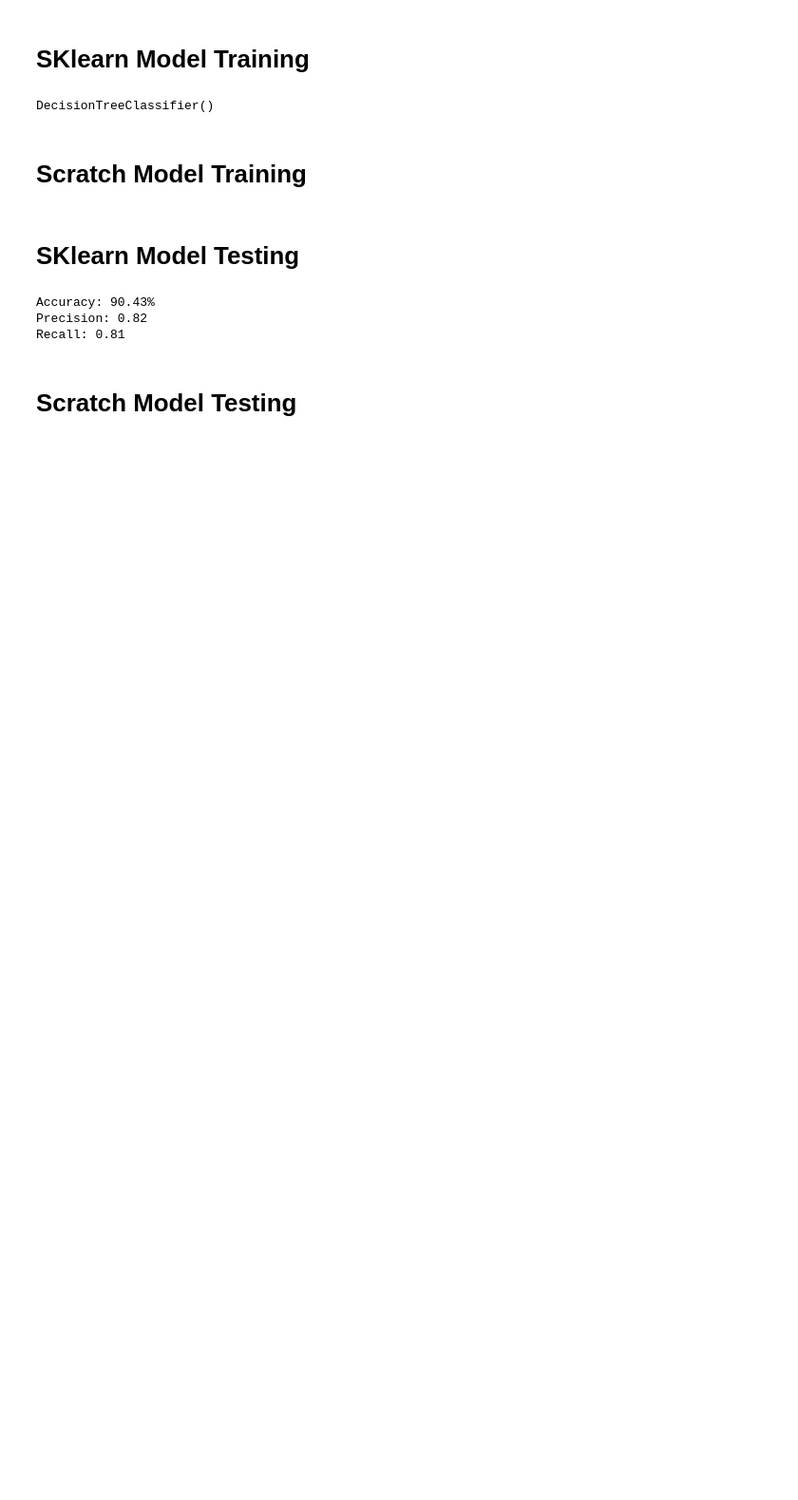
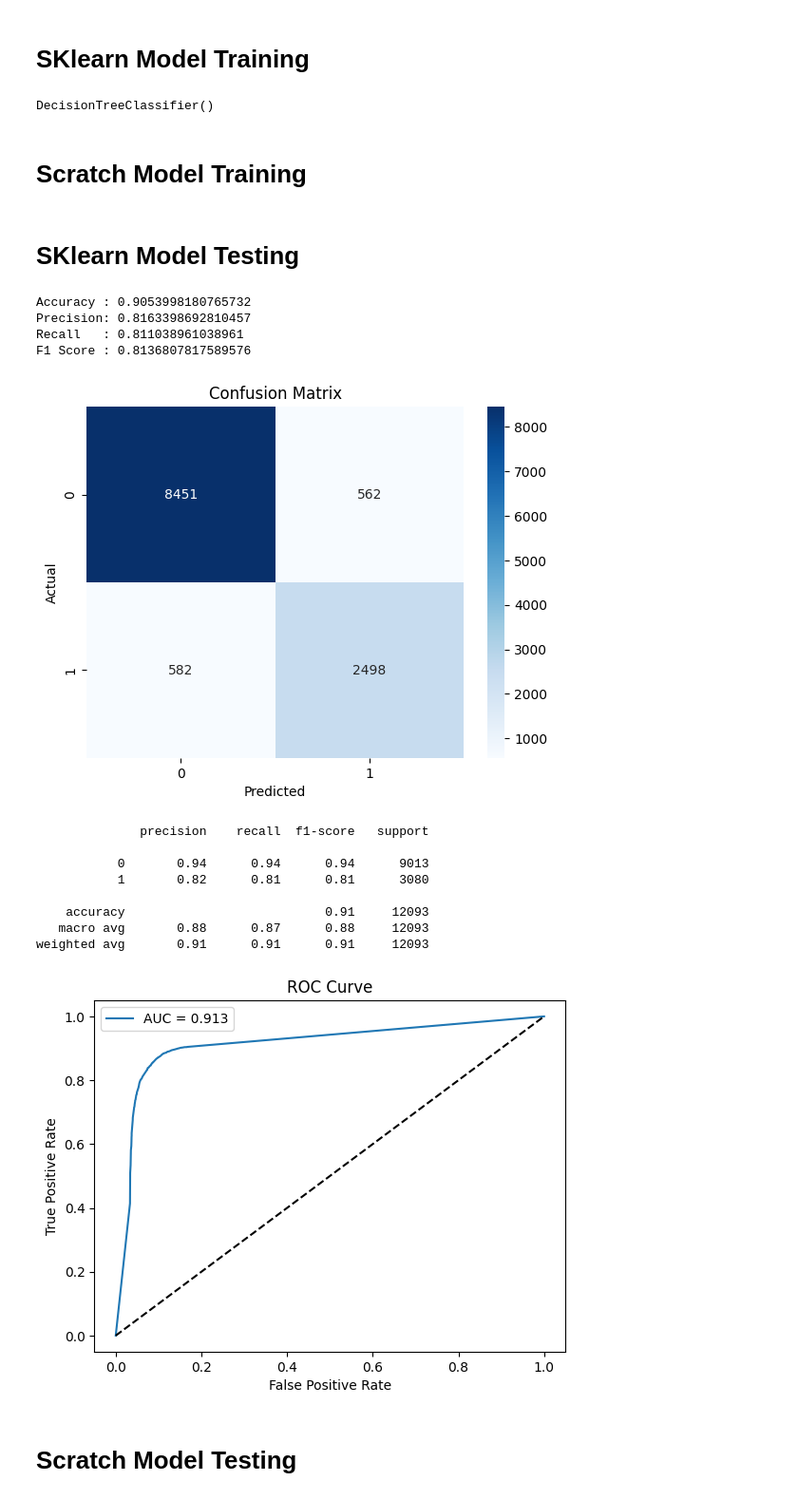
Before and after one commit to MohamedRamzi9/Data-Mining-Project, a Jupyter notebook: supervised_learning/decision_tree.ipynb, the cells around one changed output. Shown at 95% size. Cells and saved outputs as stored; diff of their text form; code cells hidden in the pictures; blank space fills up the shorter version.

```diff
--- a/supervised_learning/decision_tree.ipynb
+++ b/supervised_learning/decision_tree.ipynb
@@ -11,7 +12,7 @@ import pandas as pd
 # Load Dataset
 # %%
 dataset = pd.read_parquet(r'../local_dataset/dataset/merged_full.parquet')
-dataset.drop(columns=['lon', 'lat', 'log_precip_s1', 'log_precip_s2', 'log_precip_s3', 'log_precip_s4'], inplace=True, errors='ignore')
+dataset.drop(columns=['lon', 'lat'], inplace=True, errors='ignore')
 
 dataset_numeric_columns = dataset.select_dtypes(include=['number']).columns
 dataset_string_columns = dataset.select_dtypes(include=['object']).columns
@@ -23,7 +24,6 @@ print(dataset.isnull().sum())
 X = dataset.drop('fire', axis=1)
 X_string_columns = X.select_dtypes(include=['object']).columns
 X[X_string_columns] = OrdinalEncoder().fit_transform(X[X_string_columns])
-# X = pd.get_dummies(X, columns=X.select_dtypes(include=['object']).columns)
 
 Y = dataset['fire']
 
@@ -67,15 +67,49 @@ DecisionTreeClassifier()
 # %% [markdown]
 # SKlearn Model Testing
 # %%
-predictions = tree.predict(X_test)
-accuracy = (predictions == Y_test).mean()
-print(f'Accuracy: {accuracy * 100:.2f}%')
-print(f"Precision: {precision_score(Y_test, predictions, zero_division=0):.2f}")
-print(f"Recall: {recall_score(Y_test, predictions, zero_division=0):.2f}")
+probs = tree.predict_proba(X_test)
+preds = probs.argmax(axis=1)
+
+print("Accuracy :", accuracy_score(Y_test, preds))
+print("Precision:", precision_score(Y_test, preds, average='binary'))
+print("Recall   :", recall_score(Y_test, preds, average='binary'))
+print("F1 Score :", f1_score(Y_test, preds, average='binary'))
+
+cm = confusion_matrix(Y_test, preds)
+sns.heatmap(cm, annot=True, fmt='d', cmap='Blues')
+plt.title("Confusion Matrix")
+plt.xlabel("Predicted")
+plt.ylabel("Actual")
+plt.show()
+
+print(classification_report(Y_test, preds))
+
+
+fpr, tpr, _ = roc_curve(Y_test, preds)
+roc_auc = auc(fpr, tpr)
+
+plt.plot(fpr, tpr, label=f"AUC = {roc_auc:.3f}")
+plt.plot([0,1], [0,1], 'k--')
+plt.xlabel("False Positive Rate")
+plt.ylabel("True Positive Rate")
+plt.title("ROC Curve")
+plt.legend()
+plt.show()
 # %% [output]
-Accuracy: 90.43%
-Precision: 0.82
-Recall: 0.81
+Accuracy : 0.9053998180765732
+Precision: 0.8163398692810457
+Recall   : 0.811038961038961
+F1 Score : 0.8136807817589576
+[figure, added]
+              precision    recall  f1-score   support
+
+           0       0.94      0.94      0.94      9013
+           1       0.82      0.81      0.81      3080
+
+    accuracy                           0.91     12093
+   macro avg       0.88      0.87      0.88     12093
+weighted avg       0.91      0.91      0.91     12093
+[figure, added]
 # %% [markdown]
 # Scratch Model Testing
 # %%
```
Also changed, not shown: parts of 3 cells of this notebook, 3 other files.
